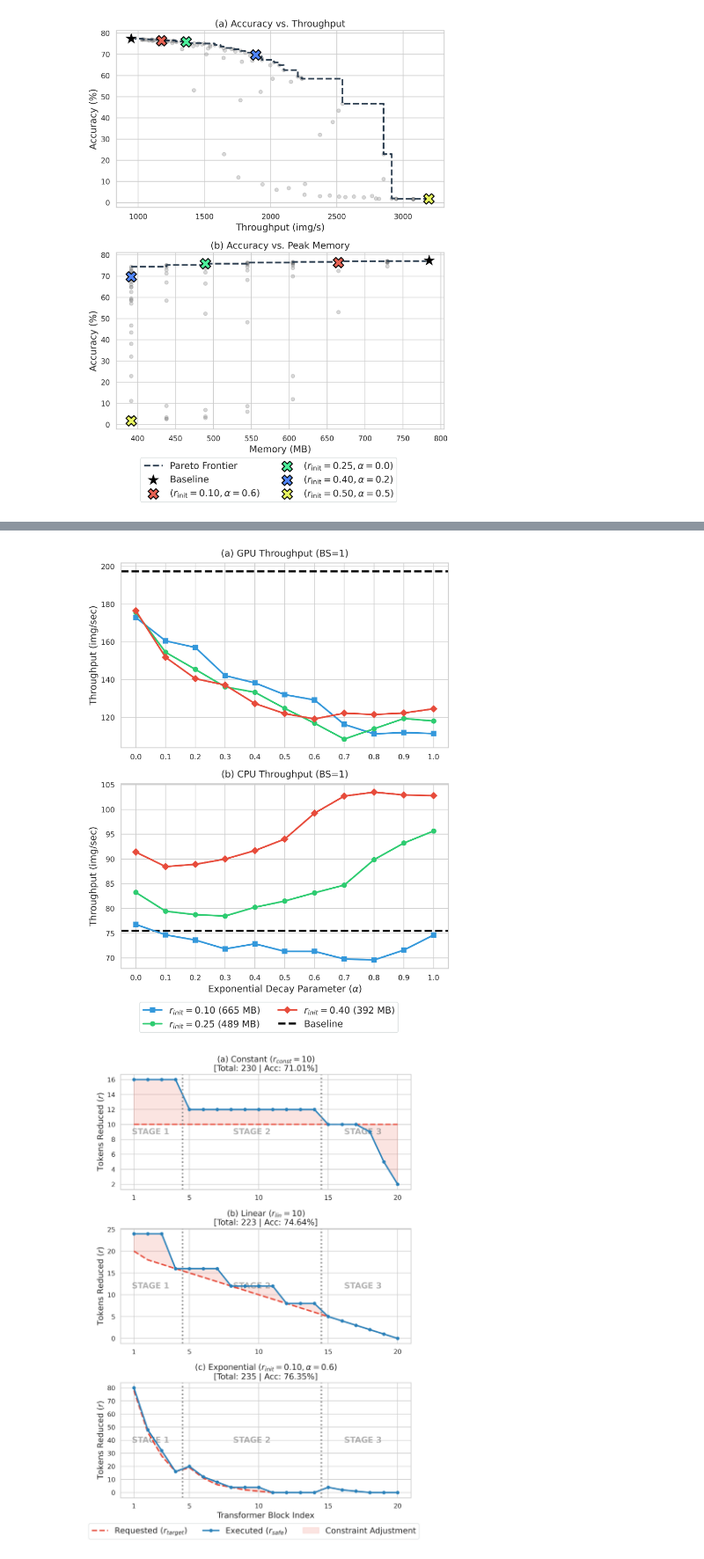
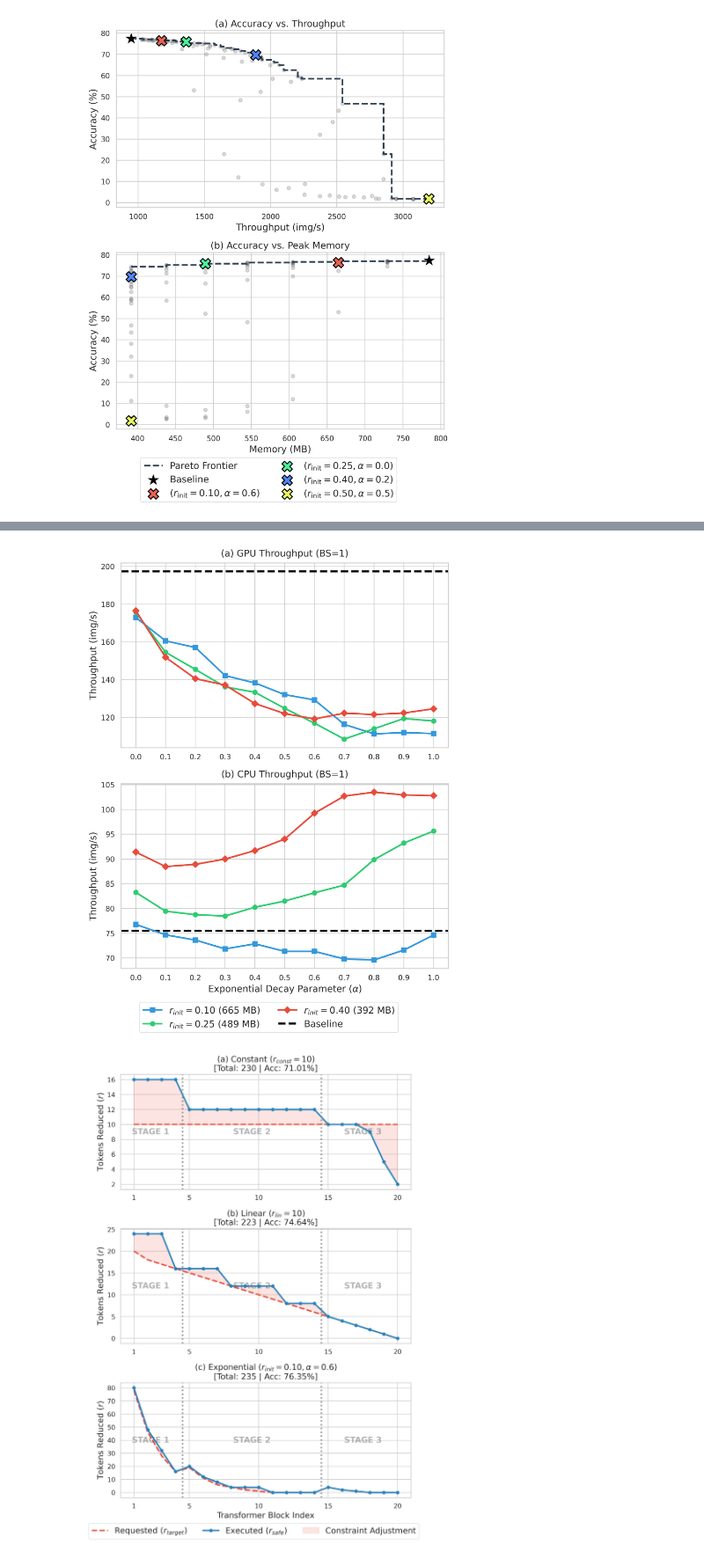
Before and after one commit to junseokm/sret-tome, a Jupyter notebook: notebooks/plots.ipynb, the cells around one changed output, grey strips where cells are left out. Shown at 88% size. Cells and saved outputs as stored; diff of their text form; code cells hidden in the pictures.

```diff
--- a/notebooks/plots.ipynb
+++ b/notebooks/plots.ipynb
@@ -231,36 +231,36 @@ for r_val, cfg in r_configs.items():
     subset = df_merged[np.isclose(df_merged['initial_r'], r_val)].sort_values('alpha')
     x = subset['alpha']
 
     static_pam = subset['activation_mem_bs128'].iloc[0]
     legend_label = f"{cfg['label']} ({static_pam:.0f} MB)"
 
     ax_gpu.plot(x, subset['throughput_bs1'], color=cfg['color'], marker=cfg['marker'], markersize=7, label=legend_label, zorder=3)
     ax_cpu.plot(x, subset['throughput'], color=cfg['color'], marker=cfg['marker'], markersize=7, zorder=3)
 
 def format_ax(ax, title, ylabel, baseline_val, show_baseline=True):
     ax.set_title(title, pad=10)
     ax.set_ylabel(ylabel)
     ax.set_xticks(alphas)
     ax.set_xlim(-0.05, 1.05)
     if show_baseline:
         ax.axhline(baseline_val, color='black', linestyle='--', linewidth=3, zorder=1, label='Baseline')
 
-format_ax(ax_gpu, '(a) GPU Throughput (BS=1)', 'Throughput (img/sec)', baseline['throughput_bs1'])
-format_ax(ax_cpu, '(b) CPU Throughput (BS=1)', 'Throughput (img/sec)', baseline['throughput'])
+format_ax(ax_gpu, '(a) GPU Throughput (BS=1)', 'Throughput (img/s)', baseline['throughput_bs1'])
+format_ax(ax_cpu, '(b) CPU Throughput (BS=1)', 'Throughput (img/s)', baseline['throughput'])
 
 axes[-1].set_xlabel(r'Exponential Decay Parameter ($\alpha$)')
 
 handles, labels = ax_gpu.get_legend_handles_labels()
 
 # fig.suptitle(r'Impact of Decay Parameter ($\alpha$) for Batch Size 1', fontsize=16)
 fig.legend(handles, labels, loc='lower center', bbox_to_anchor=(0.5, -0.05), ncol=2, frameon=True, facecolor='white', edgecolor='#d5dbdb', fontsize=14)
 fig.tight_layout(rect=[0, 0.02, 1, 1], h_pad=1.0)
 fig.savefig('../plots/decay_effect_bs1.pdf', bbox_inches='tight')
 fig.savefig('../plots/decay_effect_bs1.png', bbox_inches='tight')
 plt.show()
 plt.close(fig)
 # %% [output]
-[figure, old version]
+[figure, new version]
 # %%
 import matplotlib.pyplot as plt
 import seaborn as sns
```
Also changed, not shown: parts of 1 cell of this notebook, 4 other files.
